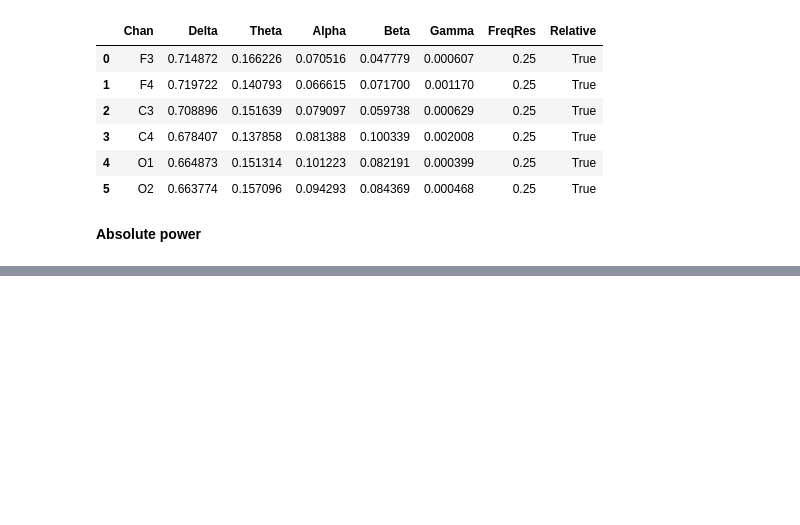
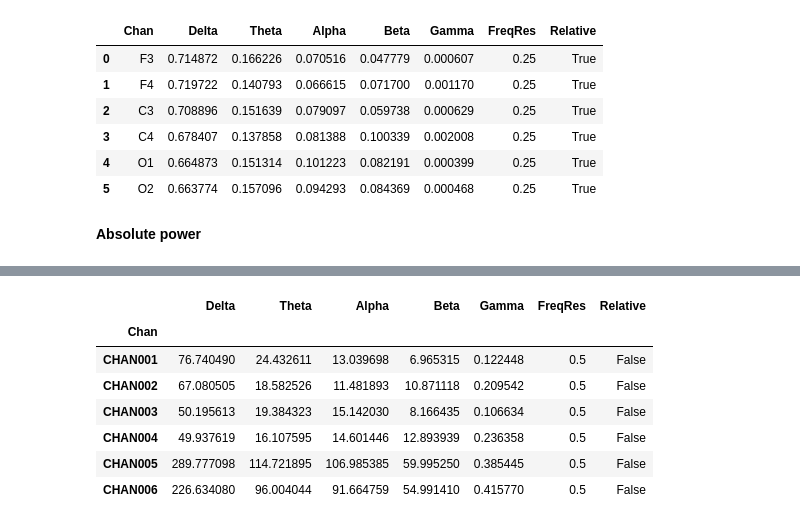
Before and after one commit to raphaelvallat/yasa, a Jupyter notebook: notebooks/10_bandpower.ipynb, the cells around one changed output, grey strips where cells are left out. Saved outputs shown, nothing was run; the diff lists cells and outputs as text; code cells hidden in the pictures; blank space fills up the shorter version.

```diff
--- a/notebooks/10_bandpower.ipynb
+++ b/notebooks/10_bandpower.ipynb
@@ -194,0 +236,13 @@ bp.bands_
+# %%
+# Absolute bandpower using a 2-sec window
+# Note that since `ch_names` is not provided, channels are simply labelled as ['CHAN001', 'CHAN002', ...]
+yasa.bandpower(data, sf, win_sec=2, relative=False)
+# %% [output]
+|  | Delta | Theta | Alpha | Beta | Gamma | FreqRes | Relative |
+| Chan |  |  |  |  |  |  |  |
+| CHAN001 | 76.740490 | 24.432611 | 13.039698 | 6.965315 | 0.122448 | 0.5 | False |
+| CHAN002 | 67.080505 | 18.582526 | 11.481893 | 10.871118 | 0.209542 | 0.5 | False |
+| CHAN003 | 50.195613 | 19.384323 | 15.142030 | 8.166435 | 0.106634 | 0.5 | False |
+| CHAN004 | 49.937619 | 16.107595 | 14.601446 | 12.893939 | 0.236358 | 0.5 | False |
+| CHAN005 | 289.777098 | 114.721895 | 106.985385 | 59.995250 | 0.385445 | 0.5 | False |
+| CHAN006 | 226.634080 | 96.004044 | 91.664759 | 54.991410 | 0.415770 | 0.5 | False |
```
Also changed, not shown: parts of 9 cells of this notebook, 11 other files.
